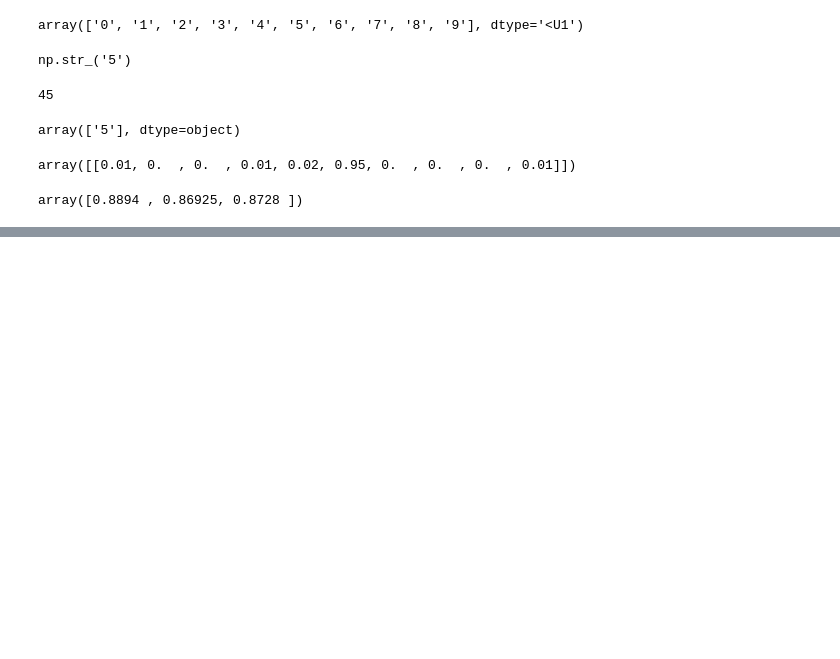
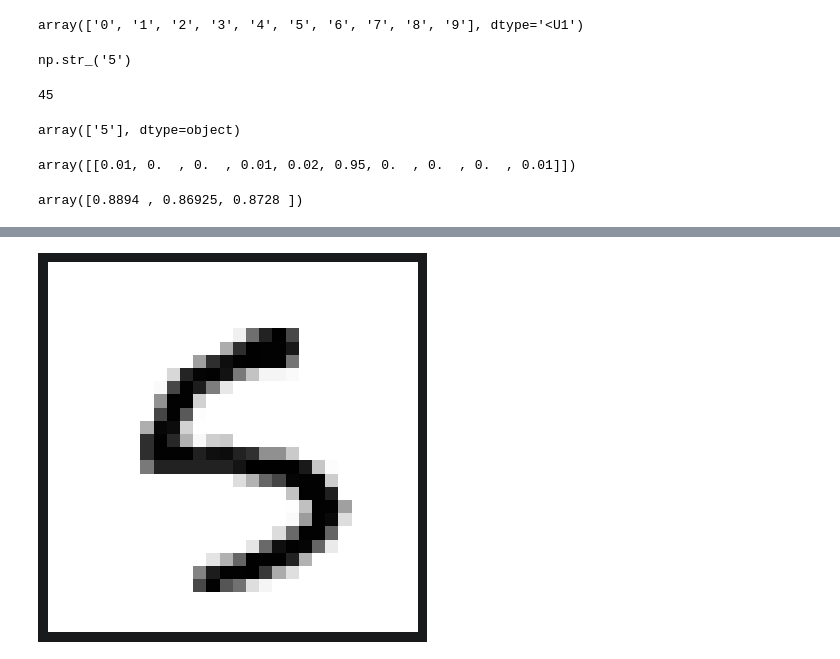
Before and after one commit to atharvapaudwal2006-collab/AIML_oreilly, a Jupyter notebook: classifiaction/mnist.ipynb, the cells around one changed output, grey strips where cells are left out. Cells and saved outputs as stored; diff of their text form; code cells hidden in the pictures; blank space fills up the shorter version.

```diff
--- a/classifiaction/mnist.ipynb
+++ b/classifiaction/mnist.ipynb
@@ -333,0 +358,37 @@ plt.show()
+# %%
+# creating digit plotting fun
+import numpy as np
+import matplotlib.pyplot as plt
+
+def plot_digits(images, images_per_row=10, **options):
+    if len(images) == 0:
+        plt.text(0.5, 0.5, "No images found",
+                 ha="center", va="center")
+        plt.axis("off")
+        return
+
+    size = 28
+    images = np.asarray(images).reshape(-1, size, size)
+
+    n_rows = (len(images) - 1) // images_per_row + 1
+    n_cols = min(len(images), images_per_row)
+
+    image_grid = np.zeros(
+        (n_rows * size, n_cols * size)
+    )
+
+    for index, image in enumerate(images):
+        row = index // images_per_row
+        col = index % images_per_row
+
+        image_grid[
+            row * size:(row + 1) * size,
+            col * size:(col + 1) * size
+        ] = image
+
+    plt.imshow(image_grid, cmap="binary", **options)
+    plt.axis("off")
+
+plot_digits([some_digit])
+# %% [output]
+[figure, added]
```
Also changed, not shown: parts of 11 cells of this notebook.
